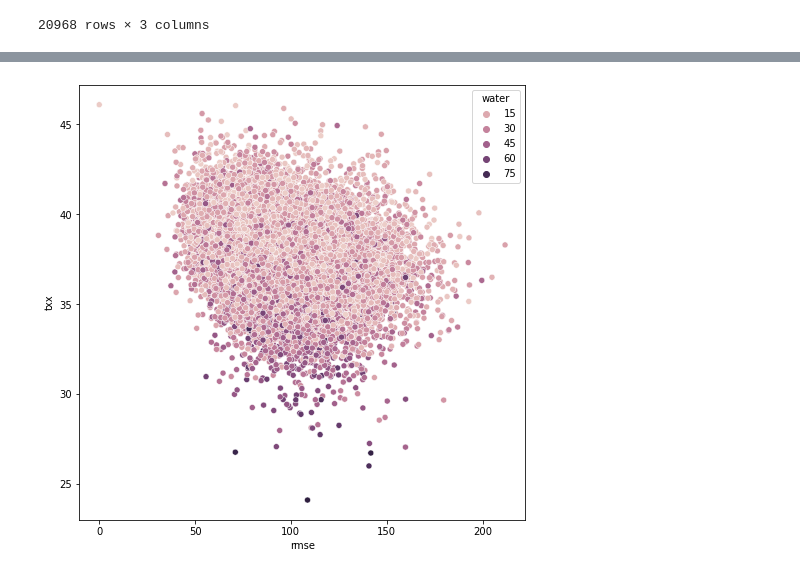
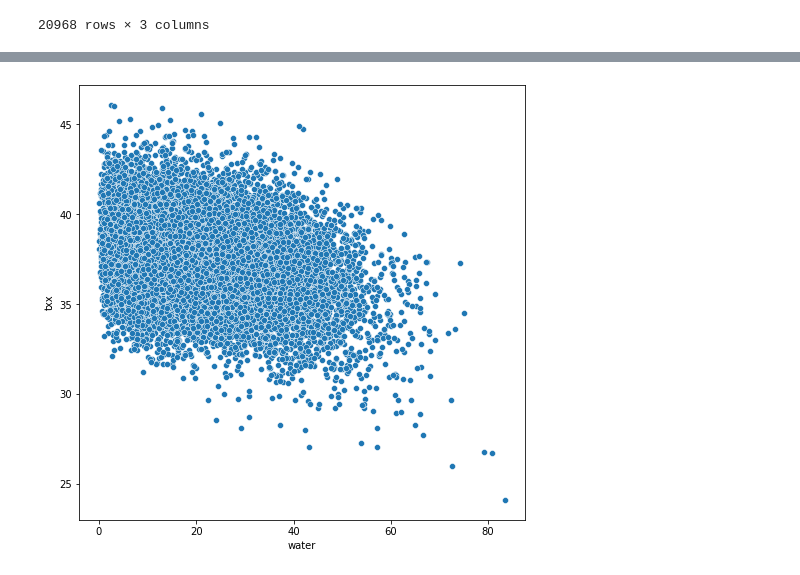
Before and after one commit to DamienIrving/seatac-txx, a Jupyter notebook: soil_moisture.ipynb, the cells around one changed output, grey strips where cells are left out. Cells and saved outputs as stored; diff of their text form; code cells hidden in the pictures.

```diff
--- a/soil_moisture.ipynb
+++ b/soil_moisture.ipynb
@@ -271,11 +326,11 @@ df
 # %%
-plt.figure(figsize=(8, 8))
-sns.scatterplot(data=df, x='rmse', y='txx', hue='water')
-plt.savefig(
-    '/g/data/xv83/dbi599/seatac/figures/seatac_scatter-rmse-txx-water.png',
-    bbox_inches='tight',
-    facecolor='white',
-    dpi=300,
-)
+#plt.figure(figsize=(8, 8))
+#sns.lmplot(data=df, x='rmse', y='txx', hue='water')
+#plt.show()
-# %% [output]
-[figure, removed]
+# %%
+plt.figure(figsize=(8, 8))
+#sns.regplot(data=df, x='water', y='txx', scatter=False, color='navy')
+sns.scatterplot(data=df, x='water', y='txx')
+plt.show()
+# %% [output]
+[figure, added]
```
Also changed, not shown: parts of 14 cells of this notebook.
